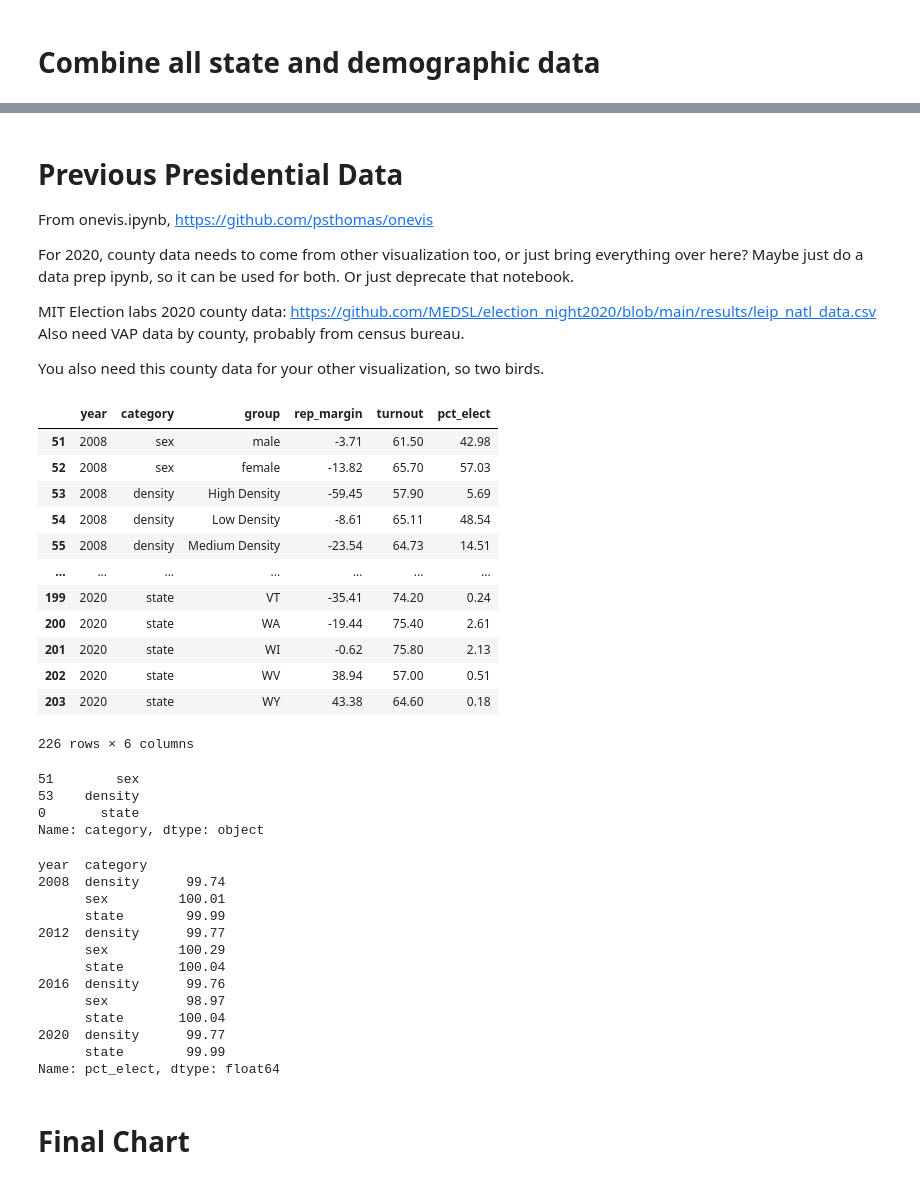
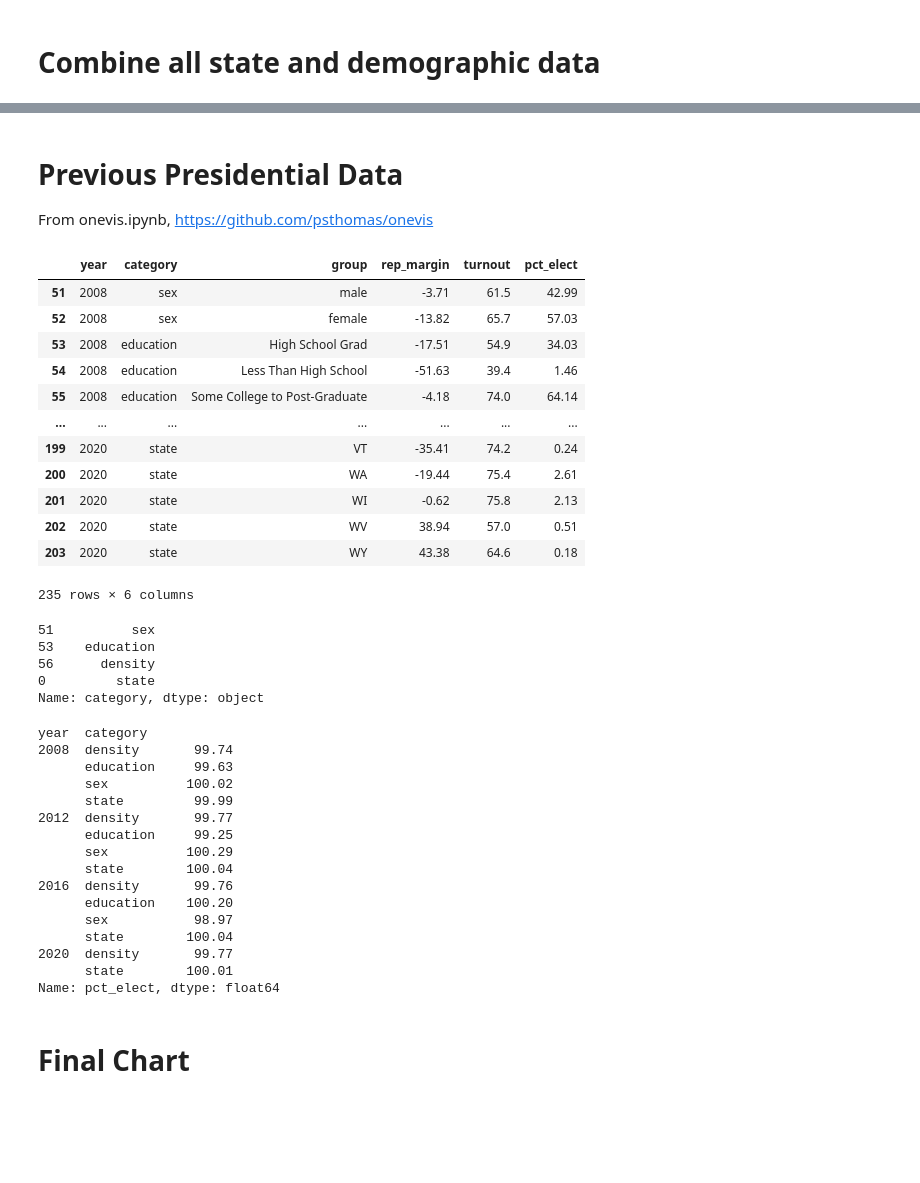
Before and after one commit to psthomas/onevis, a Jupyter notebook: onevis-catalist.ipynb, the cells around one changed output, grey strips where cells are left out. Cells and saved outputs as stored; diff of their text form; code cells hidden in the pictures; blank space fills up the shorter version.

Commit message:
New cvap data, revert to ANES education

```diff
--- a/onevis-catalist.ipynb
+++ b/onevis-catalist.ipynb
@@ -396,19 +370,10 @@ all_df['category'].drop_duplicates()
 Name: category, dtype: object
-# %% [markdown]
-# Previous Presidential Data
-
-From onevis.ipynb, [https://github.com/psthomas/onevis](https://github.com/psthomas/onevis)
-
-For 2020, county data needs to come from other visualization too, or just bring everything over here?
-Maybe just do a data prep ipynb, so it can be used for both. Or just deprecate that notebook.
-
-MIT Election labs 2020 county data:
-https://github.com/MEDSL/election_night2020/blob/main/results/leip_natl_data.csv
-Also need VAP data by county, probably from census bureau.
-
-You also need this county data for your other visualization, so two birds.
+# %% [markdown]
+# Previous Presidential Data
+
+From onevis.ipynb, [https://github.com/psthomas/onevis](https://github.com/psthomas/onevis)
 # %%
-# So we'd want the state results for 2008-2020, and the density and sex values for those years as well.
+# So we'd want the state results for 2008-2020, and the density, sex, education values for those years as well.
 # And then we'll remove the state 2008-2020 results from the all_df, concat them all together,
 # then make our line plots.
 # But you also need to calculate percent of electorate to match the other data.
@@ -416,68 +381,72 @@ You also need this county data for your other visualization, so two birds.
 other_df = pd.read_csv('./data/output/original-presidential-2020.csv')
 other_df = other_df[
     (other_df.year.isin([2008, 2012, 2016, 2020])) &
-    (other_df.category.isin(['state', 'sex', 'density']))
+    (other_df.category.isin(['state', 'sex', 'density', 'education']))
 ]
 
 # Find total US Votes for calculating percent of electorate below
 presvotes_df = other_df[other_df.category == 'state'].groupby(by='year').agg({'num':'sum'})
 presvotes_df.reset_index(drop=False,inplace=True)
 presvotes_df.rename(columns={'num': 'nationalvotes'}, inplace=True)
 
 other_df = other_df.merge(presvotes_df, on='year')
 other_df['pct_elect'] = (other_df['num']/other_df['nationalvotes'])*100
 other_df['rep_margin'] = (-1*other_df['dem_margin'])*100
 other_df['turnout'] = other_df['turnout']*100
 other_df = other_df.round(2)
 
 other_df = other_df[['year', 'category', 'group', 'rep_margin', 'turnout', 'pct_elect']]
 
 # God this is a mess, but you want the state turnout to be from Elections Project,
 # not from aggregated counties (%VEP, not %VAP)
 state_df = other_df[other_df['category'] == 'state'].copy()
 del state_df['turnout']
 state_df = state_df.merge(stateturnout_df[['year', 'group', 'value']], on=['year', 'group'])
 state_df.rename(columns={'value':'turnout'}, inplace=True)
 
 other_df = other_df[other_df['category'] != 'state']
 other_df = pd.concat([other_df, state_df])
 other_df
 # %% [output]
 |  | year | category | group | rep_margin | turnout | pct_elect |
-| 51 | 2008 | sex | male | -3.71 | 61.50 | 42.98 |
-| 52 | 2008 | sex | female | -13.82 | 65.70 | 57.03 |
-| 53 | 2008 | density | High Density | -59.45 | 57.90 | 5.69 |
-| 54 | 2008 | density | Low Density | -8.61 | 65.11 | 48.54 |
-| 55 | 2008 | density | Medium Density | -23.54 | 64.73 | 14.51 |
+| 51 | 2008 | sex | male | -3.71 | 61.5 | 42.99 |
+| 52 | 2008 | sex | female | -13.82 | 65.7 | 57.03 |
+| 53 | 2008 | education | High School Grad | -17.51 | 54.9 | 34.03 |
+| 54 | 2008 | education | Less Than High School | -51.63 | 39.4 | 1.46 |
+| 55 | 2008 | education | Some College to Post-Graduate | -4.18 | 74.0 | 64.14 |
 | ... | ... | ... | ... | ... | ... | ... |
-| 199 | 2020 | state | VT | -35.41 | 74.20 | 0.24 |
-| 200 | 2020 | state | WA | -19.44 | 75.40 | 2.61 |
-| 201 | 2020 | state | WI | -0.62 | 75.80 | 2.13 |
-| 202 | 2020 | state | WV | 38.94 | 57.00 | 0.51 |
-| 203 | 2020 | state | WY | 43.38 | 64.60 | 0.18 |
+| 199 | 2020 | state | VT | -35.41 | 74.2 | 0.24 |
+| 200 | 2020 | state | WA | -19.44 | 75.4 | 2.61 |
+| 201 | 2020 | state | WI | -0.62 | 75.8 | 2.13 |
+| 202 | 2020 | state | WV | 38.94 | 57.0 | 0.51 |
+| 203 | 2020 | state | WY | 43.38 | 64.6 | 0.18 |
-226 rows × 6 columns
+235 rows × 6 columns
 # %%
 other_df['category'].drop_duplicates()
 # %% [output]
-51        sex
-53    density
-0       state
+51          sex
+53    education
+56      density
+0         state
 Name: category, dtype: object
 # %%
 other_df.groupby(by=['year', 'category'])['pct_elect'].sum()
 # %% [output]
 year  category
-2008  density      99.74
-      sex         100.01
-      state        99.99
-2012  density      99.77
-      sex         100.29
-      state       100.04
-2016  density      99.76
-      sex          98.97
-      state       100.04
-2020  density      99.77
-      state        99.99
+2008  density       99.74
+      education     99.63
+      sex          100.02
+      state         99.99
+2012  density       99.77
+      education     99.25
+      sex          100.29
+      state        100.04
+2016  density       99.76
+      education    100.20
+      sex           98.97
+      state        100.04
+2020  density       99.77
+      state        100.01
 Name: pct_elect, dtype: float64
 # %% [markdown]
 # Final Chart
```
Also changed, not shown: parts of 12 cells of this notebook, 6 other files.
